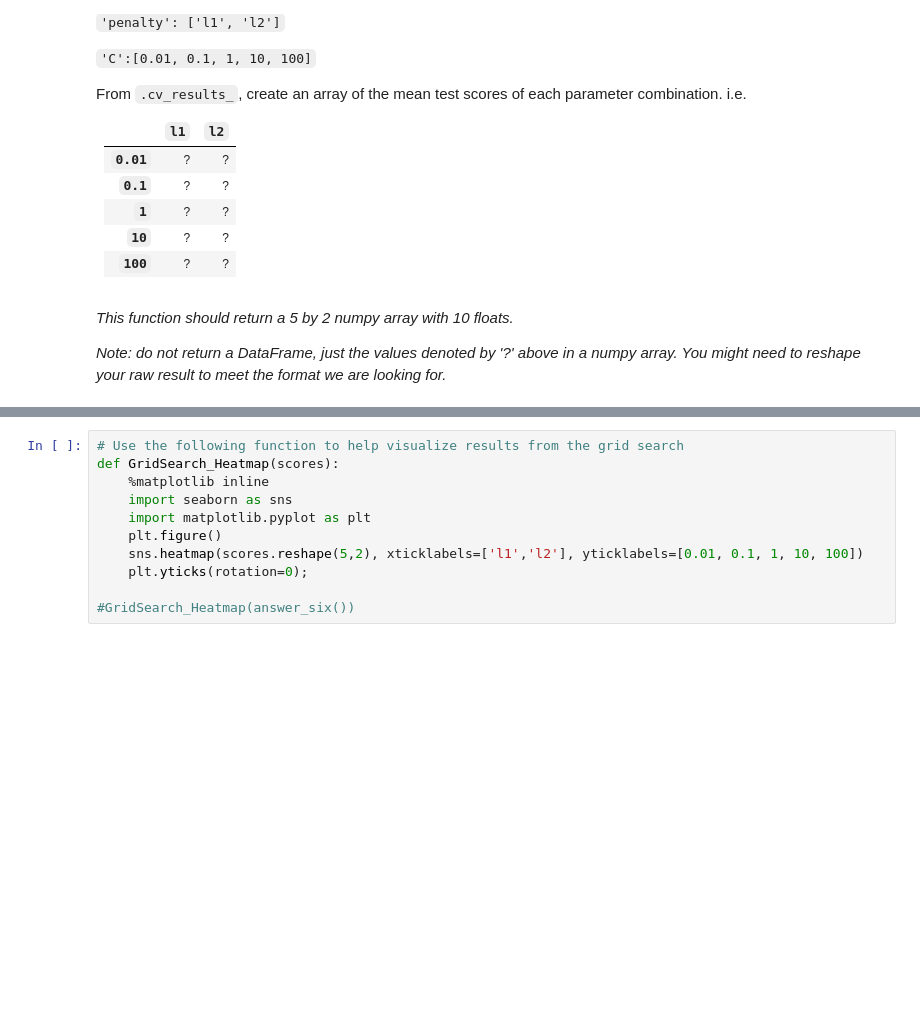
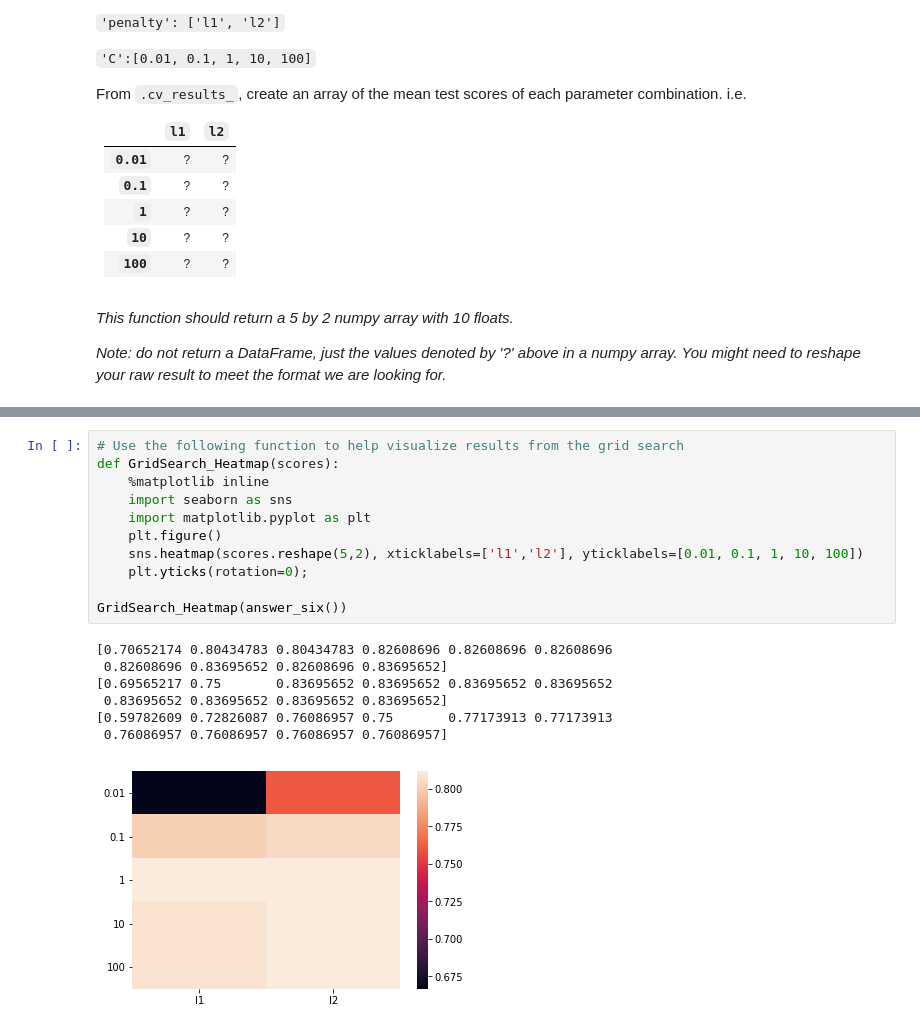
Before and after one commit to digitdapeng/UMich_Course3_ML, a Jupyter notebook: Assignment+3.ipynb, the cells around one changed output, grey strips where cells are left out. Drawn from its saved outputs; the diff is of its cells as text; blank space fills up the shorter version.

```diff
--- a/Assignment+3.ipynb
+++ b/Assignment+3.ipynb
@@ -225,11 +264,19 @@ array([[0.66666667, 0.76086957],
 # %%
 # Use the following function to help visualize results from the grid search
 def GridSearch_Heatmap(scores):
     %matplotlib inline
     import seaborn as sns
     import matplotlib.pyplot as plt
     plt.figure()
     sns.heatmap(scores.reshape(5,2), xticklabels=['l1','l2'], yticklabels=[0.01, 0.1, 1, 10, 100])
     plt.yticks(rotation=0);
 
-#GridSearch_Heatmap(answer_six())
+GridSearch_Heatmap(answer_six())
+# %% [output]
+[0.70652174 0.80434783 0.80434783 0.82608696 0.82608696 0.82608696
+ 0.82608696 0.83695652 0.82608696 0.83695652]
+[0.69565217 0.75       0.83695652 0.83695652 0.83695652 0.83695652
+ 0.83695652 0.83695652 0.83695652 0.83695652]
+[0.59782609 0.72826087 0.76086957 0.75       0.77173913 0.77173913
+ 0.76086957 0.76086957 0.76086957 0.76086957]
+[figure, added]
```
Also changed, not shown: parts of 5 cells of this notebook.
